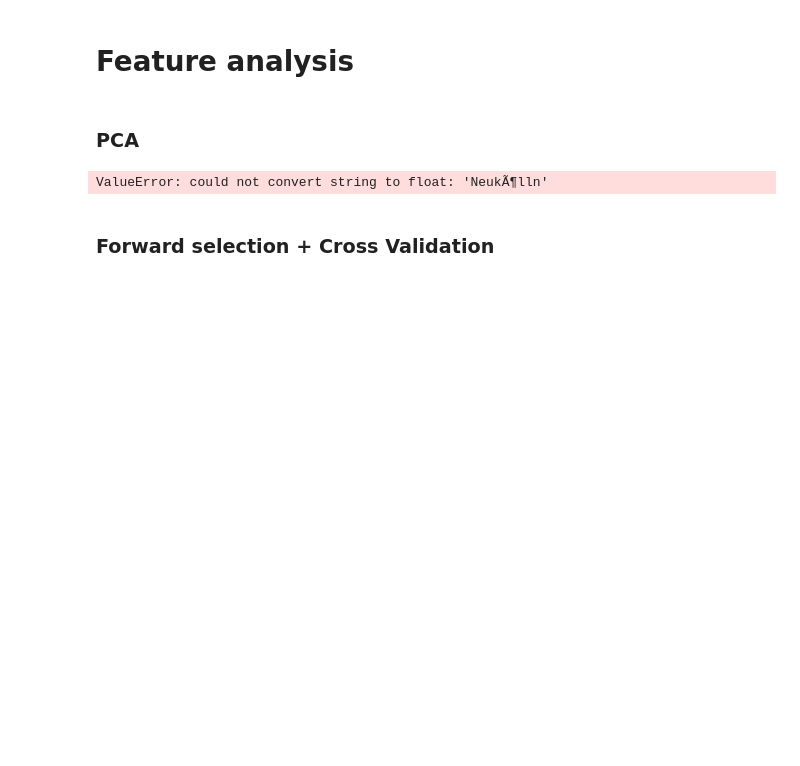
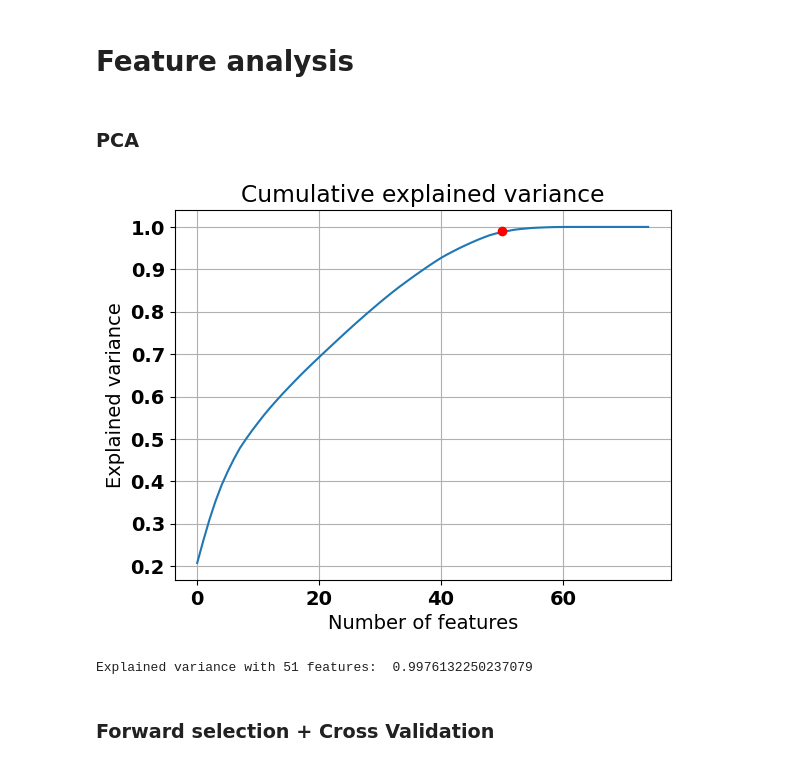
Before and after one commit to jose-melo/airbnb-berlin-price, a Jupyter notebook: src/berlin.ipynb, the cells around one changed output. Drawn from its saved outputs; the diff is of its cells as text; code cells hidden in the pictures; blank space fills up the shorter version.

```diff
--- a/src/berlin.ipynb
+++ b/src/berlin.ipynb
@@ -355,18 +419,26 @@ KL divergence reference:  27383.222059747535
 # %% [markdown]
 ### PCA
 # %%
-pca = PCA()
-pca.fit(X_train)
-explained_variance = pca.explained_variance_ratio_
-acc_sum = np.cumsum(explained_variance)
+def make_pca_analysis():
+    pipe = Pipeline([('median_imputer', FunctionTransformer(median_imputer)),
+    ('scaler', StandardScaler()),
+    ('pca', PCA())])
 
-plt.title('Cumulative explained variance')
-plt.plot(acc_sum)
-plt.grid()
-plt.ylabel('Explained variance')
-plt.xlabel('Number of features')
-plt.show()
+    pipe.fit(X_train)
+    explained_variance = pipe['pca'].explained_variance_ratio_
+    acc_sum = np.cumsum(explained_variance)
 
-print('Explained variance with 5 features: ', acc_sum[4])
+    plt.title('Cumulative explained variance')
+    plt.plot(acc_sum)
+    plt.grid()
+    plt.ylabel('Explained variance')
+    plt.xlabel('Number of features')
+    plt.plot(50, 0.99132,'ro')
+    plt.show()
+
+    print('Explained variance with 51 features: ', acc_sum[55])
-# %% [output]
-ValueError: could not convert string to float: 'NeukÃ¶lln'
+# %%
+make_pca_analysis()
+# %% [output]
+[figure, added]
+Explained variance with 51 features:  0.9976132250237079
```
Also changed, not shown: parts of 90 cells of this notebook, 1 other file.
